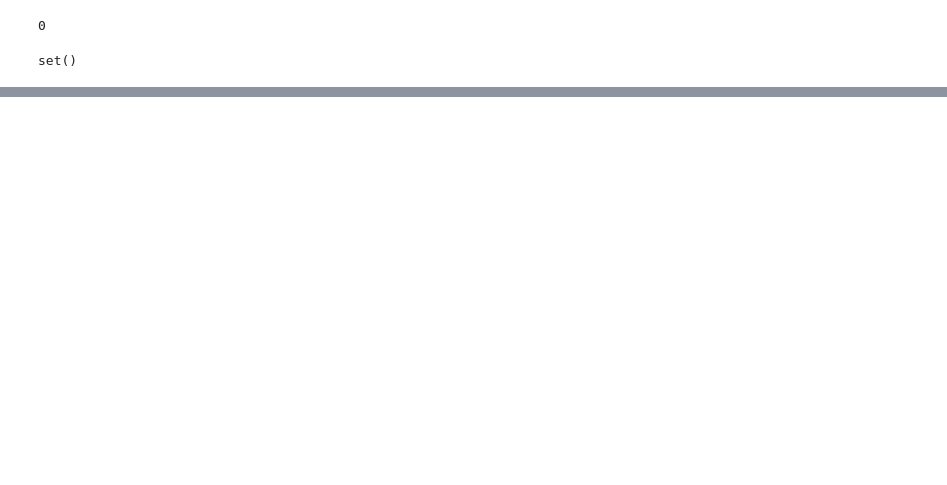
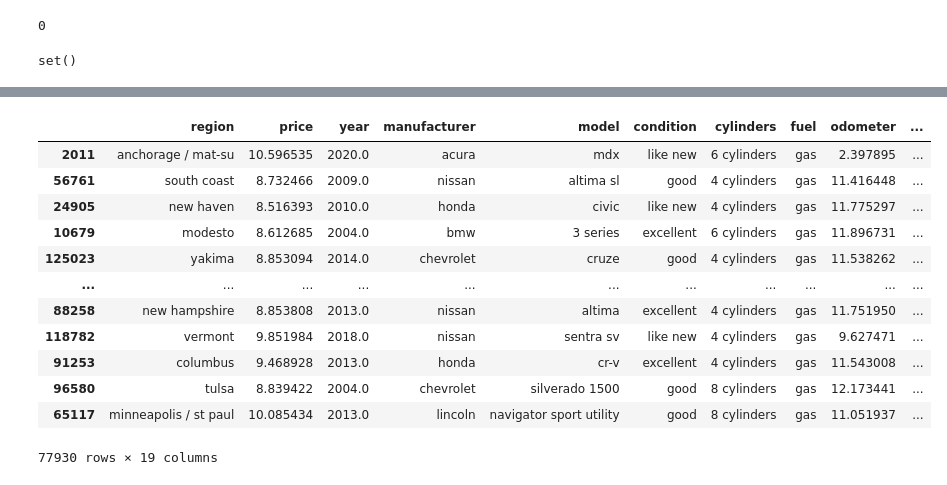
Before and after one commit to kwanjeff/DataTrack, a Jupyter notebook: Capstone 3/3. Preprocessing - Use Car.ipynb, the cells around one changed output, grey strips where cells are left out. Saved outputs shown, nothing was run; the diff lists cells and outputs as text; code cells hidden in the pictures; blank space fills up the shorter version.

```diff
--- a/Capstone 3/3. Preprocessing - Use Car.ipynb
+++ b/Capstone 3/3. Preprocessing - Use Car.ipynb
@@ -135,0 +149,20 @@ dummy.shape
+# %%
+#Task 3.1.0
+split = UsedVehicle.sample(frac=0.6,random_state=200)
+# %%
+#Task 3.1.1
+split
+# %% [output]
+|  | region | price | year | manufacturer | model | condition | cylinders | fuel | odometer | ... |
+| 2011 | anchorage / mat-su | 10.596535 | 2020.0 | acura | mdx | like new | 6 cylinders | gas | 2.397895 | ... |
+| 56761 | south coast | 8.732466 | 2009.0 | nissan | altima sl | good | 4 cylinders | gas | 11.416448 | ... |
+| 24905 | new haven | 8.516393 | 2010.0 | honda | civic | like new | 4 cylinders | gas | 11.775297 | ... |
+| 10679 | modesto | 8.612685 | 2004.0 | bmw | 3 series | excellent | 6 cylinders | gas | 11.896731 | ... |
+| 125023 | yakima | 8.853094 | 2014.0 | chevrolet | cruze | good | 4 cylinders | gas | 11.538262 | ... |
+| ... | ... | ... | ... | ... | ... | ... | ... | ... | ... | ... |
+| 88258 | new hampshire | 8.853808 | 2013.0 | nissan | altima | excellent | 4 cylinders | gas | 11.751950 | ... |
+| 118782 | vermont | 9.851984 | 2018.0 | nissan | sentra sv | like new | 4 cylinders | gas | 9.627471 | ... |
+| 91253 | columbus | 9.468928 | 2013.0 | honda | cr-v | excellent | 4 cylinders | gas | 11.543008 | ... |
+| 96580 | tulsa | 8.839422 | 2004.0 | chevrolet | silverado 1500 | good | 8 cylinders | gas | 12.173441 | ... |
+| 65117 | minneapolis / st paul | 10.085434 | 2013.0 | lincoln | navigator sport utility | good | 8 cylinders | gas | 11.051937 | ... |
+77930 rows × 19 columns
```
Also changed, not shown: parts of 21 cells of this notebook.
